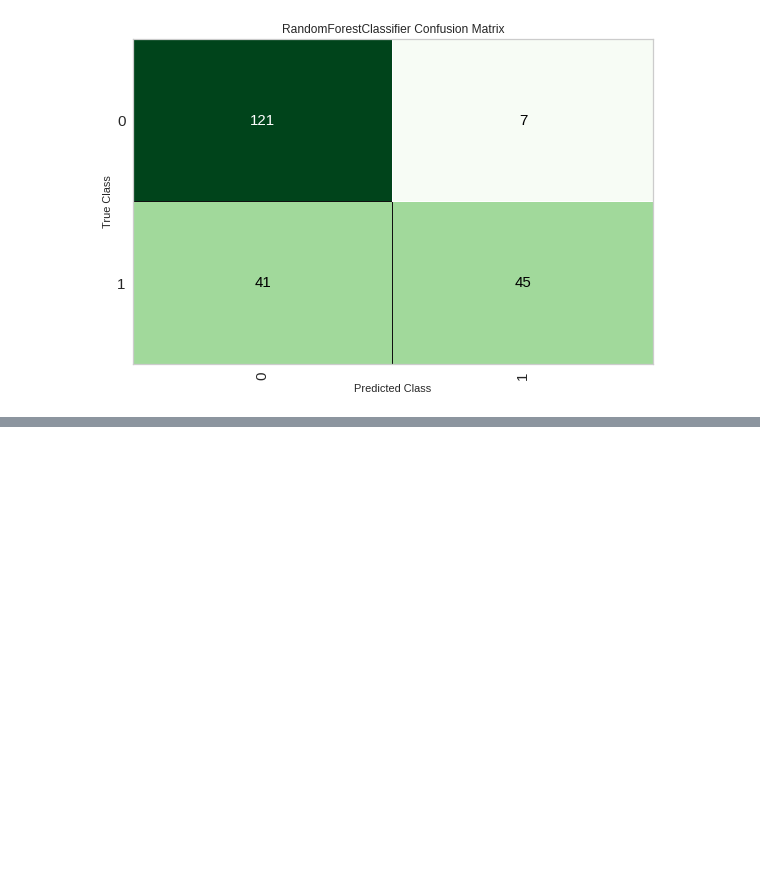
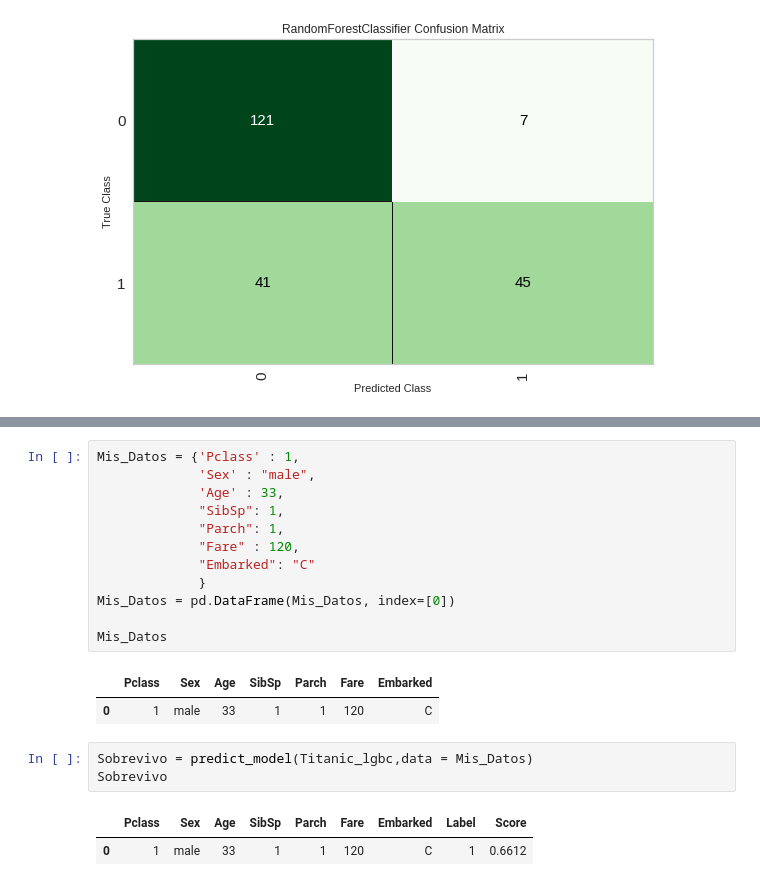
Before and after one commit to diegojeda/Titanic, a Jupyter notebook: Titanic.ipynb, the cells around one changed output, grey strips where cells are left out. Saved outputs shown, nothing was run; the diff lists cells and outputs as text; blank space fills up the shorter version.

```diff
--- a/Titanic.ipynb
+++ b/Titanic.ipynb
@@ -628,0 +651,21 @@ plot_model(Titanic_RF,plot="confusion_matrix")
+# %%
+Mis_Datos = {'Pclass' : 1,
+             'Sex' : "male",
+             'Age' : 33,
+             "SibSp": 1,
+             "Parch": 1,
+             "Fare" : 120,
+             "Embarked": "C"
+             }
+Mis_Datos = pd.DataFrame(Mis_Datos, index=[0])
+
+Mis_Datos
+# %% [output]
+|  | Pclass | Sex | Age | SibSp | Parch | Fare | Embarked |
+| 0 | 1 | male | 33 | 1 | 1 | 120 | C |
+# %%
+Sobrevivo = predict_model(Titanic_lgbc,data = Mis_Datos)
+Sobrevivo
+# %% [output]
+|  | Pclass | Sex | Age | SibSp | Parch | Fare | Embarked | Label | Score |
+| 0 | 1 | male | 33 | 1 | 1 | 120 | C | 1 | 0.6612 |
```
Also changed, not shown: parts of 7 cells of this notebook.
